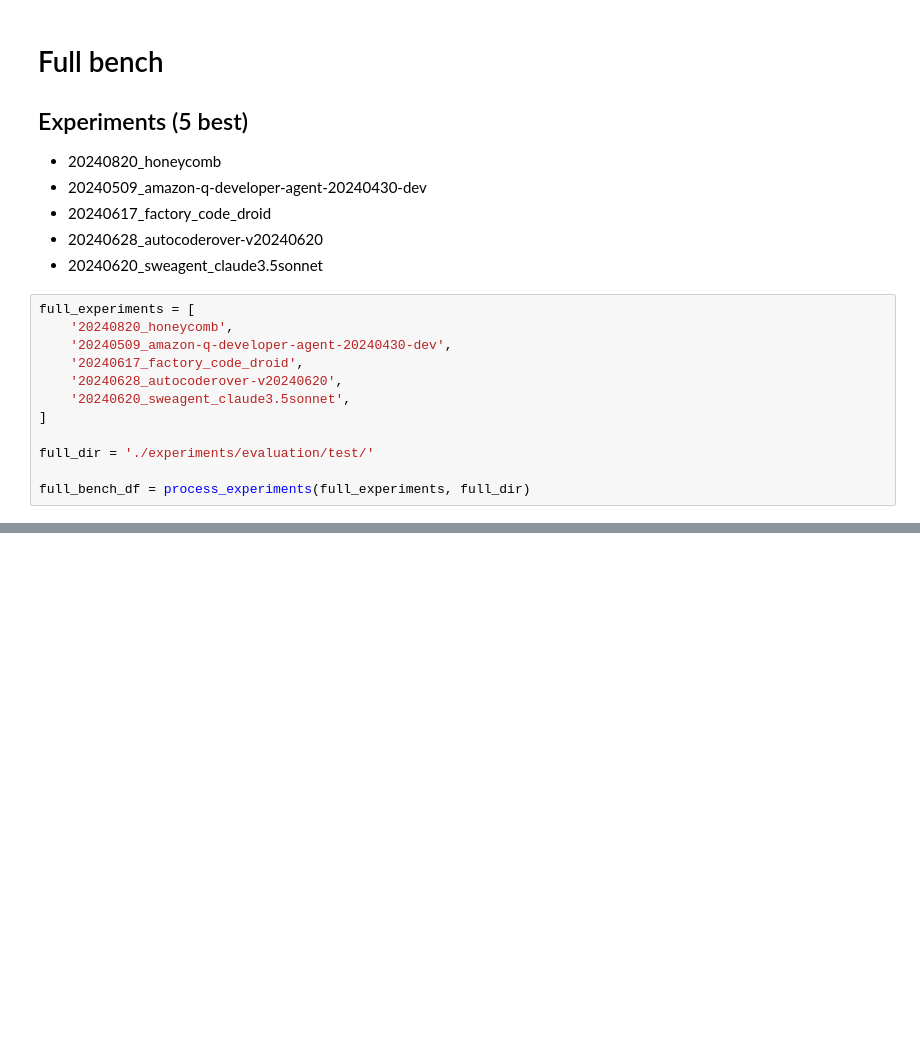
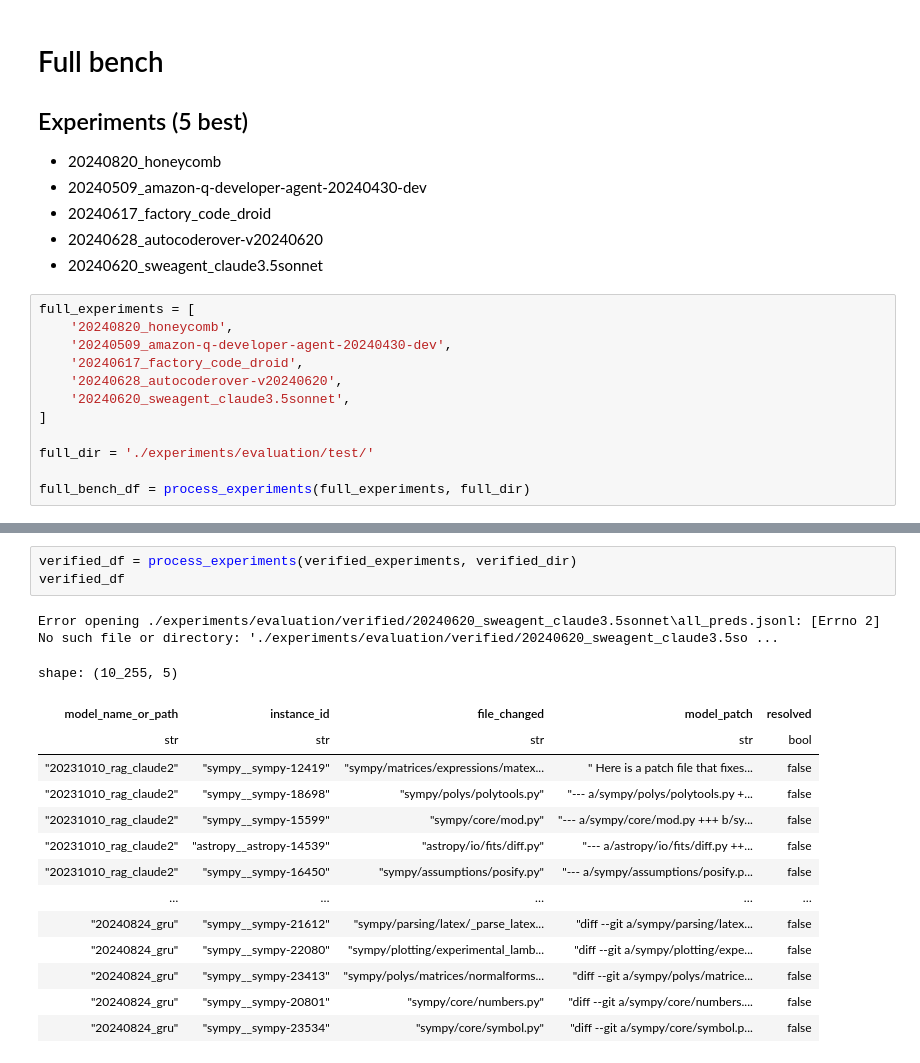
Before and after one commit to TiagoSanti/SWE-bench-analyis, a Jupyter notebook: main.ipynb, the cells around one changed output, grey strips where cells are left out. Drawn from its saved outputs; the diff is of its cells as text; blank space fills up the shorter version.

```diff
--- a/main.ipynb
+++ b/main.ipynb
@@ -220,0 +249,19 @@ Number of instances where 'file_changed' == 'true_patch_file': 4725
+# %%
+verified_df = process_experiments(verified_experiments, verified_dir)
+verified_df
+# %% [output]
+Error opening ./experiments/evaluation/verified/20240620_sweagent_claude3.5sonnet\all_preds.jsonl: [Errno 2] No such file or directory: './experiments/evaluation/verified/20240620_sweagent_claude3.5so ...
+shape: (10_255, 5)
+| model_name_or_path | instance_id | file_changed | model_patch | resolved |
+| str | str | str | str | bool |
+| "20231010_rag_claude2" | "sympy__sympy-12419" | "sympy/matrices/expressions/matex... | " Here is a patch file that fixes... | false |
+| "20231010_rag_claude2" | "sympy__sympy-18698" | "sympy/polys/polytools.py" | "--- a/sympy/polys/polytools.py +... | false |
+| "20231010_rag_claude2" | "sympy__sympy-15599" | "sympy/core/mod.py" | "--- a/sympy/core/mod.py +++ b/sy... | false |
+| "20231010_rag_claude2" | "astropy__astropy-14539" | "astropy/io/fits/diff.py" | "--- a/astropy/io/fits/diff.py ++... | false |
+| "20231010_rag_claude2" | "sympy__sympy-16450" | "sympy/assumptions/posify.py" | "--- a/sympy/assumptions/posify.p... | false |
+| … | … | … | … | … |
+| "20240824_gru" | "sympy__sympy-21612" | "sympy/parsing/latex/_parse_latex... | "diff --git a/sympy/parsing/latex... | false |
+| "20240824_gru" | "sympy__sympy-22080" | "sympy/plotting/experimental_lamb... | "diff --git a/sympy/plotting/expe... | false |
+| "20240824_gru" | "sympy__sympy-23413" | "sympy/polys/matrices/normalforms... | "diff --git a/sympy/polys/matrice... | false |
+| "20240824_gru" | "sympy__sympy-20801" | "sympy/core/numbers.py" | "diff --git a/sympy/core/numbers.... | false |
+| "20240824_gru" | "sympy__sympy-23534" | "sympy/core/symbol.py" | "diff --git a/sympy/core/symbol.p... | false |
```
Also changed, not shown: parts of 8 cells of this notebook, 1 other file.
